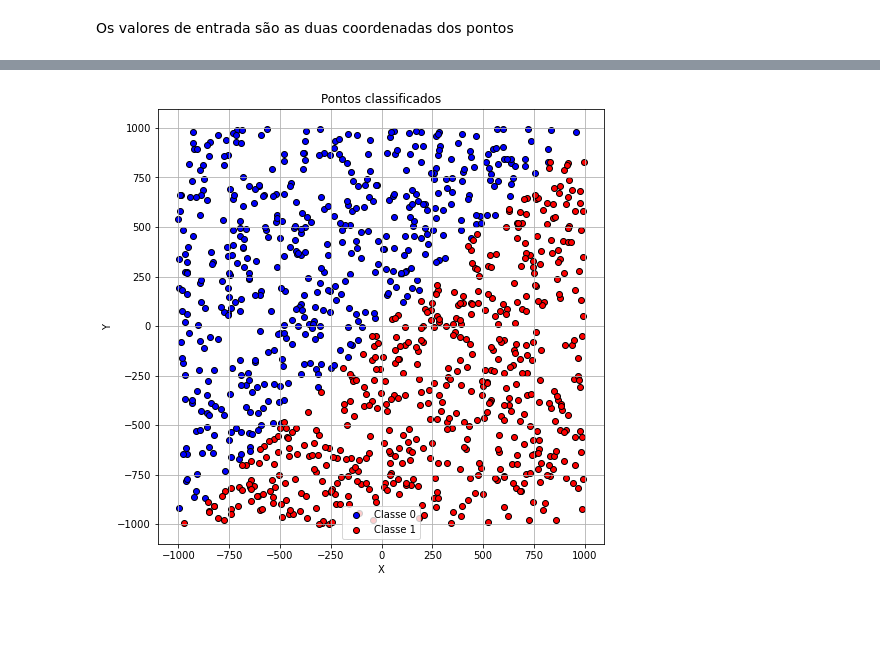
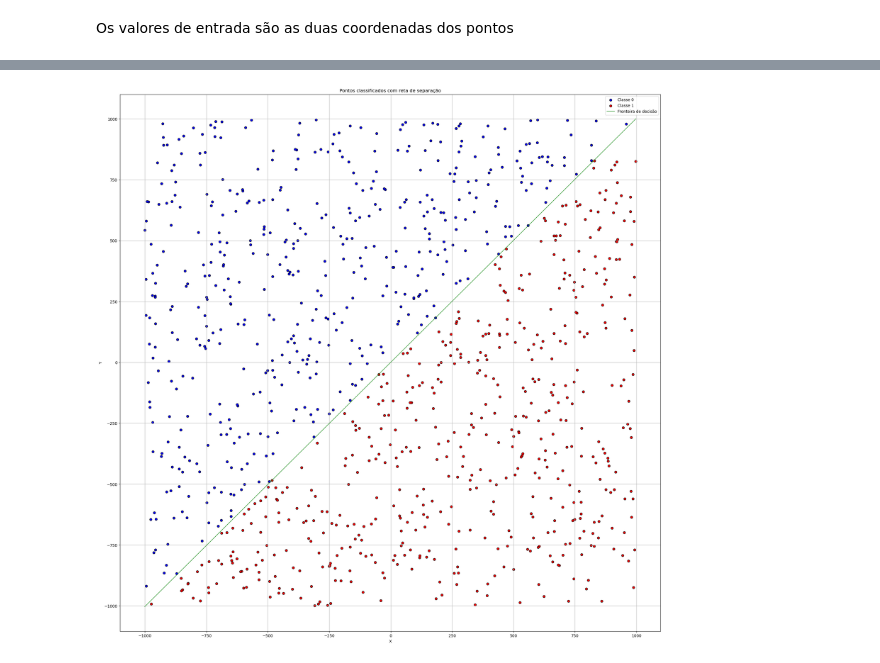
Before and after one commit to Vhvo-2004/Perceptron, a Jupyter notebook: Untitled.ipynb, the cells around one changed output, grey strips where cells are left out. Cells and saved outputs as stored; diff of their text form; code cells hidden in the pictures; blank space fills up the shorter version.

```diff
--- a/Untitled.ipynb
+++ b/Untitled.ipynb
@@ -51,6 +51,7 @@ print(dadosAll.shape)
 (3000,)
 # %%
 #Shape dos exemplos do dataAll.txt
-exemplosAll = dadosAll.reshape(1000,3)
-print(exemplosAll.shape)
-print(exemplosAll)
+exemplosAll = dadosAll.reshape(1000, 3)
+
+# Convertendo para o formato que a classe Perceptron aceita:
+exemplos_formatados = [ (linha[:2], int(linha[2])) for linha in exemplosAll ] #Formato esperado [([x1, x2, ..., xn], target)]
@@ -133,17 +175,28 @@ Ajustes
 # %%
+# Obter coeficientes da equação isolando x2
+coef, bias = p.getParametrosReta()  # coef = [a], bias = b → x2 = a*x1 + b
+
+# Criar valores para x1 e calcular x2
+x_vals = np.linspace(min(exemplosAll[:,0])-1, max(exemplosAll[:,0])+1, 100)
+y_vals = coef[0] * x_vals + bias  # x2 = a*x1 + b
+
 # Separar por classe
 classe_0 = exemplosAll[exemplosAll[:, 2] == 0][:, :2]
 classe_1 = exemplosAll[exemplosAll[:, 2] == 1][:, :2]
+
 # Plot
-plt.figure(figsize=(8, 8))
-plt.scatter(classe_0[:,0], classe_0[:,1], color='blue', label='Classe 0', edgecolors='k')
-plt.scatter(classe_1[:,0], classe_1[:,1], color='red', label='Classe 1', edgecolors='k')
+plt.figure(figsize=(25, 25))
+plt.scatter(classe_0[:, 0], classe_0[:, 1], color='blue', label='Classe 0', edgecolors='k')
+plt.scatter(classe_1[:, 0], classe_1[:, 1], color='red', label='Classe 1', edgecolors='k')
+
+# Plot da reta de decisão
+plt.plot(x_vals, y_vals, color='green', label='Fronteira de decisão', linewidth=1)
 
 plt.xlabel("X")
 plt.ylabel("Y")
-plt.title("Pontos classificados")
+plt.title("Pontos classificados com reta de separação")
 plt.legend()
 plt.grid(True)
 plt.show()
 # %% [output]
-[figure, old version]
+[figure, new version]
```
Also changed, not shown: parts of 3 cells of this notebook.
